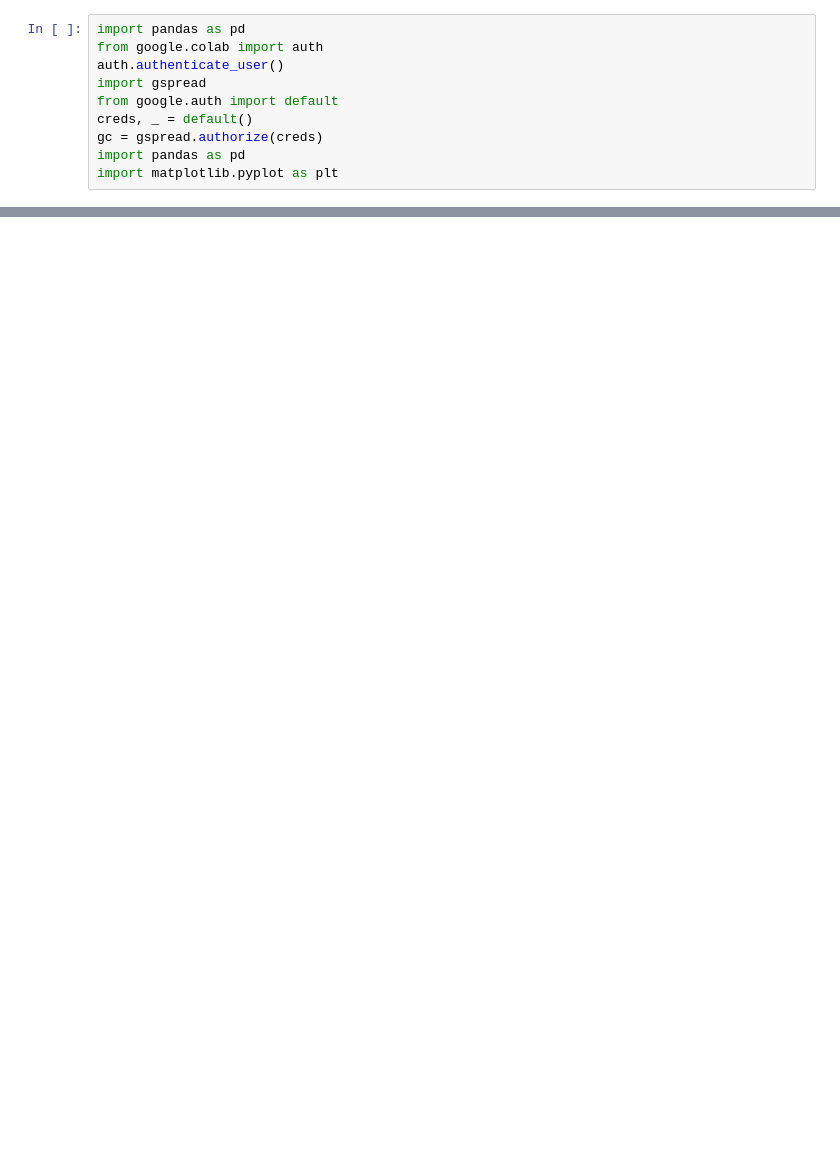
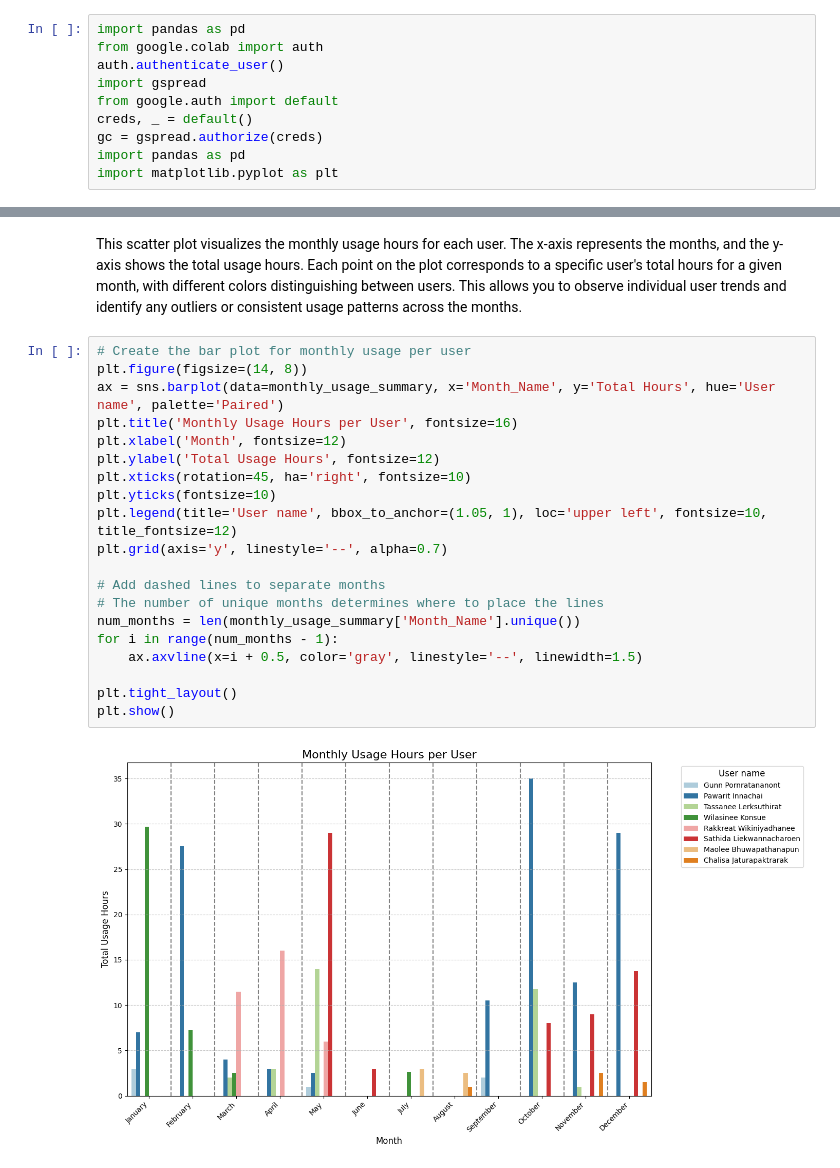
Before and after one commit to tlerksuthirat/lab_management, a Jupyter notebook: Motorized_Upright_Microscope_Usage.ipynb, the cells around one changed output, grey strips where cells are left out. Drawn from its saved outputs; the diff is of its cells as text; blank space fills up the shorter version.

```diff
--- a/Motorized_Upright_Microscope_Usage.ipynb
+++ b/Motorized_Upright_Microscope_Usage.ipynb
@@ -218,0 +266,24 @@ Total Usage Time Across All Users: 161.92 hours
+# %% [markdown]
+This scatter plot visualizes the monthly usage hours for each user. The x-axis represents the months, and the y-axis shows the total usage hours. Each point on the plot corresponds to a specific user's total hours for a given month, with different colors distinguishing between users. This allows you to observe individual user trends and identify any outliers or consistent usage patterns across the months.
+# %%
+# Create the bar plot for monthly usage per user
+plt.figure(figsize=(14, 8))
+ax = sns.barplot(data=monthly_usage_summary, x='Month_Name', y='Total Hours', hue='User name', palette='Paired')
+plt.title('Monthly Usage Hours per User', fontsize=16)
+plt.xlabel('Month', fontsize=12)
+plt.ylabel('Total Usage Hours', fontsize=12)
+plt.xticks(rotation=45, ha='right', fontsize=10)
+plt.yticks(fontsize=10)
+plt.legend(title='User name', bbox_to_anchor=(1.05, 1), loc='upper left', fontsize=10, title_fontsize=12)
+plt.grid(axis='y', linestyle='--', alpha=0.7)
+
+# Add dashed lines to separate months
+# The number of unique months determines where to place the lines
+num_months = len(monthly_usage_summary['Month_Name'].unique())
+for i in range(num_months - 1):
+    ax.axvline(x=i + 0.5, color='gray', linestyle='--', linewidth=1.5)
+
+plt.tight_layout()
+plt.show()
+# %% [output]
+[figure, added]
```
Also changed, not shown: parts of 23 cells of this notebook.
